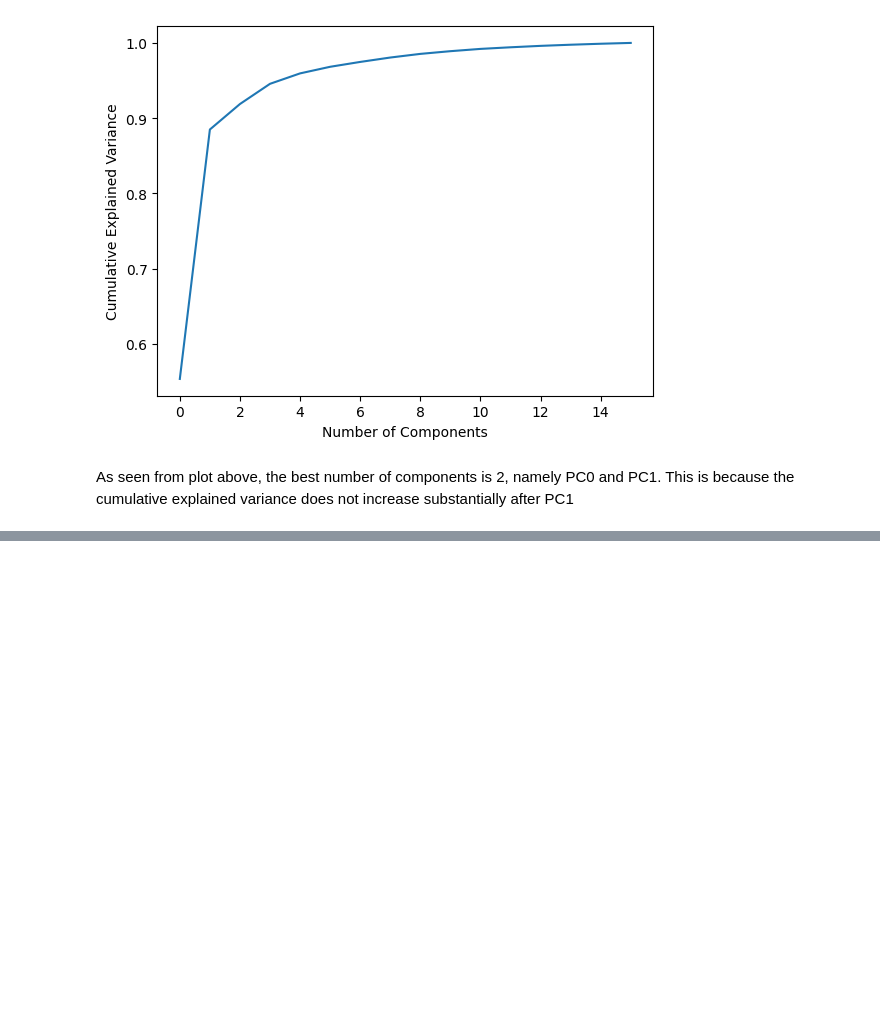
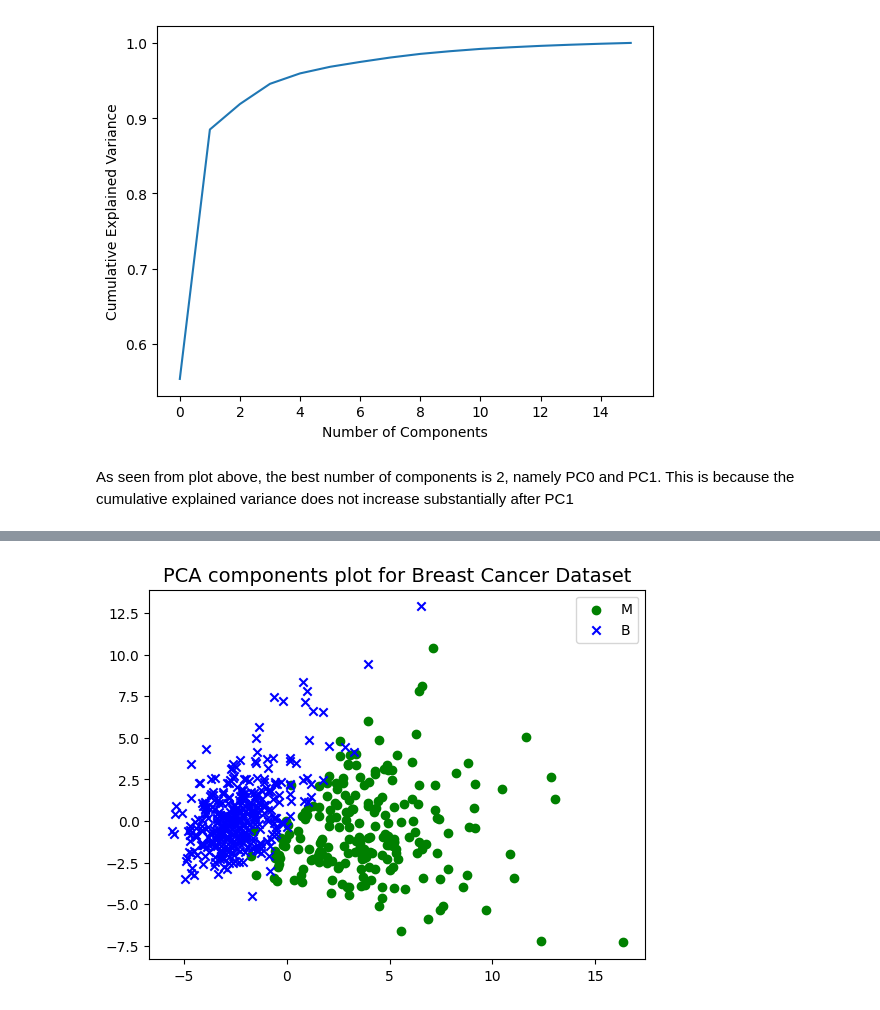
Before and after one commit to HenryLiang-123/MSiA_421, a Jupyter notebook: HW1.ipynb, the cells around one changed output, grey strips where cells are left out. Drawn from its saved outputs; the diff is of its cells as text; code cells hidden in the pictures; blank space fills up the shorter version.

```diff
--- a/HW1.ipynb
+++ b/HW1.ipynb
@@ -47,0 +120,19 @@ As seen from plot above, the best number of components is 2, namely PC0 and PC1.
+# %%
+dat['diagnosis_n'] = dat['diagnosis'].replace("M", 1)
+dat['diagnosis_n'] = dat['diagnosis_n'].replace("B", 0)
+# %%
+# To visualize, we can only choose a max of 3 components
+# a
+dat2 = dat.drop(columns=["id", "diagnosis"])
+sc = StandardScaler()
+std_dat = sc.fit_transform(dat2)
+pca = PCA(n_components=3)
+pca_fit = pca.fit_transform(std_dat)
+
+plt.scatter(pca_fit[dat['diagnosis'] == "M",0], pca_fit[dat['diagnosis'] == "M",1], color='green', marker='o', label='M')
+plt.scatter(pca_fit[dat['diagnosis'] == "B",0], pca_fit[dat['diagnosis'] == "B",1], color='blue', marker='x', label='B')
+plt.title("PCA components plot for Breast Cancer Dataset", fontsize=14)
+plt.legend()
+plt.show()
+# %% [output]
+[figure, added]
```
Also changed, not shown: parts of 10 cells of this notebook, 1 other file.
